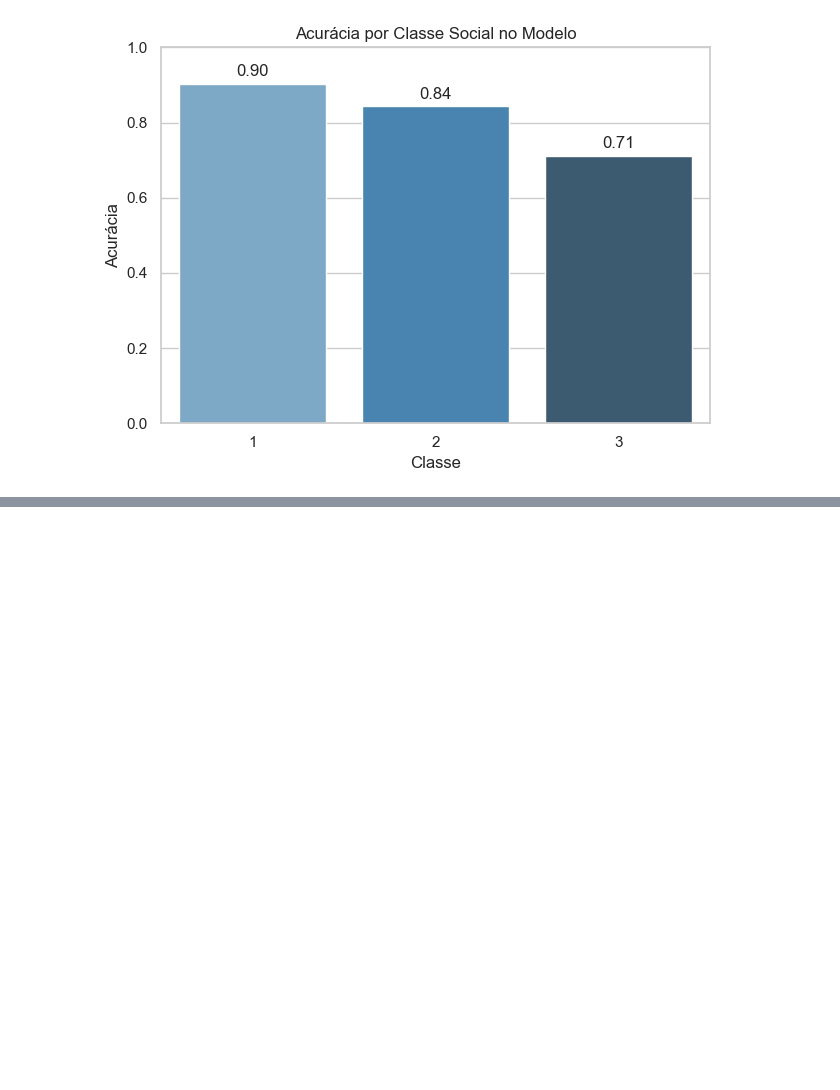
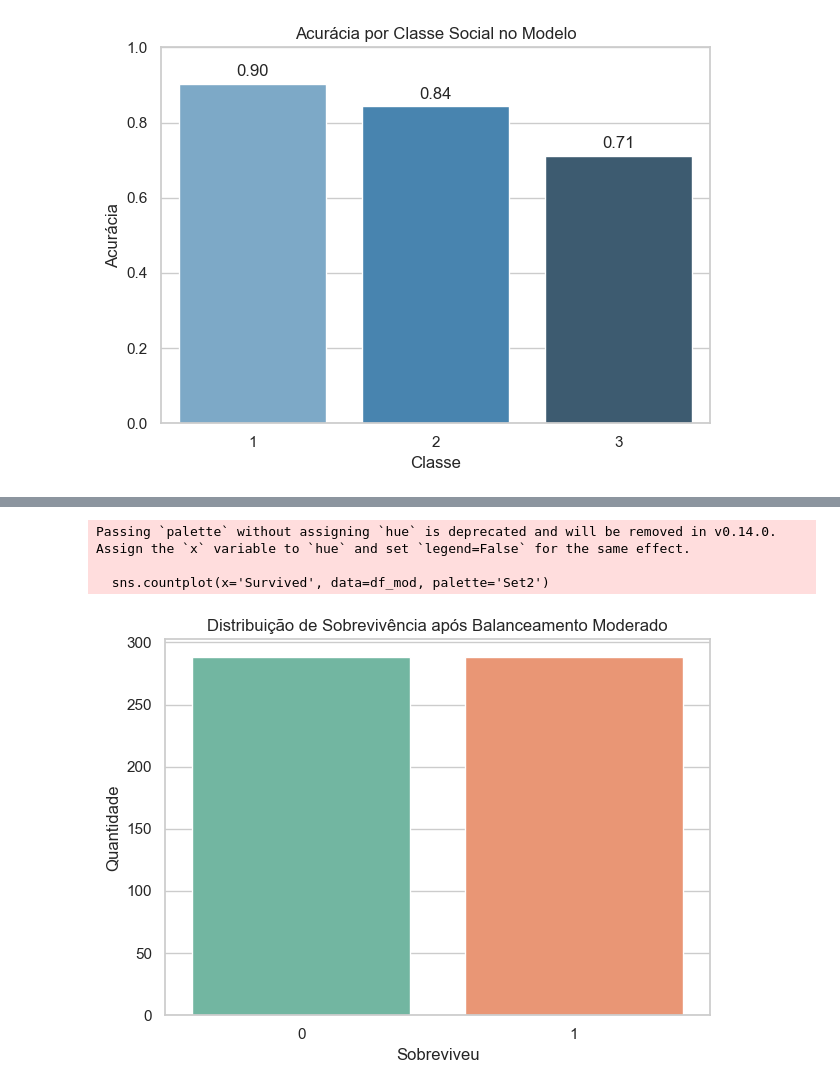
Before and after one commit to JMarquesCS/TitanicMLP, a Jupyter notebook: mlp_titanic.ipynb, the cells around one changed output, grey strips where cells are left out. Cells and saved outputs as stored; diff of their text form; code cells hidden in the pictures; blank space fills up the shorter version.

Commit message:
feat: fazendo novo carregamento dos dados e analise exploratoria com features extras

```diff
--- a/mlp_titanic.ipynb
+++ b/mlp_titanic.ipynb
@@ -300,3 +300,23 @@ Passing `palette` without assigning `hue` is deprecated and will be removed in v
 
   sns.barplot(data=df_result, x='Classe', y='Acurácia', palette='Blues_d')
 [figure]
+# %%
+# Carregar e preparar o dataset com features extras ---
+df_full = pd.read_csv("https://raw.githubusercontent.com/datasciencedojo/datasets/master/titanic.csv")
+
+# Seleção de colunas relevantes e remoção de valores ausentes
+df_full = df_full[['Name', 'Sex', 'Pclass', 'Age', 'Fare', 'SibSp', 'Parch', 'Embarked', 'Survived']].dropna()
+
+# Converter sexo para formato numérico
+df_full['Sex'] = df_full['Sex'].map({'male': 0, 'female': 1})
+
+# Extrair título do nome para capturar status social
+df_full['Title'] = df_full['Name'].str.extract(' ([A-Za-z]+)\.', expand=False)
+common_titles = ['Mr', 'Mrs', 'Miss', 'Master']
+df_full['Title'] = df_full['Title'].apply(lambda t: t if t in common_titles else 'Other')
+
+# One-hot encoding para as colunas categóricas
+df_full = pd.get_dummies(df_full, columns=['Embarked', 'Title'], drop_first=True)
+
+# Visualizar as primeiras linhas para checagem
+print(df_full.head())
@@ -302,0 +344,23 @@ Passing `palette` without assigning `hue` is deprecated and will be removed in v
+# %%
+# Balanceamento moderado para mitigar viés ---
+survived = df_full[df_full['Survived'] == 1]
+not_survived = df_full[df_full['Survived'] == 0]
+min_len = min(len(survived), len(not_survived))
+
+df_mod = pd.concat([
+    resample(survived, n_samples=min_len, random_state=42),
+    resample(not_survived, n_samples=min_len, random_state=42)
+]).sample(frac=1, random_state=42).reset_index(drop=True)
+
+# Gráfico de verificação pós-balanceamento
+sns.countplot(x='Survived', data=df_mod, palette='Set2')
+plt.title("Distribuição de Sobrevivência após Balanceamento Moderado")
+plt.xlabel("Sobreviveu")
+plt.ylabel("Quantidade")
+plt.tight_layout()
+plt.show()
+# %% [output]
+Passing `palette` without assigning `hue` is deprecated and will be removed in v0.14.0. Assign the `x` variable to `hue` and set `legend=False` for the same effect.
+
+  sns.countplot(x='Survived', data=df_mod, palette='Set2')
+[figure, added]
```
Also changed, not shown: parts of 3 cells of this notebook.
